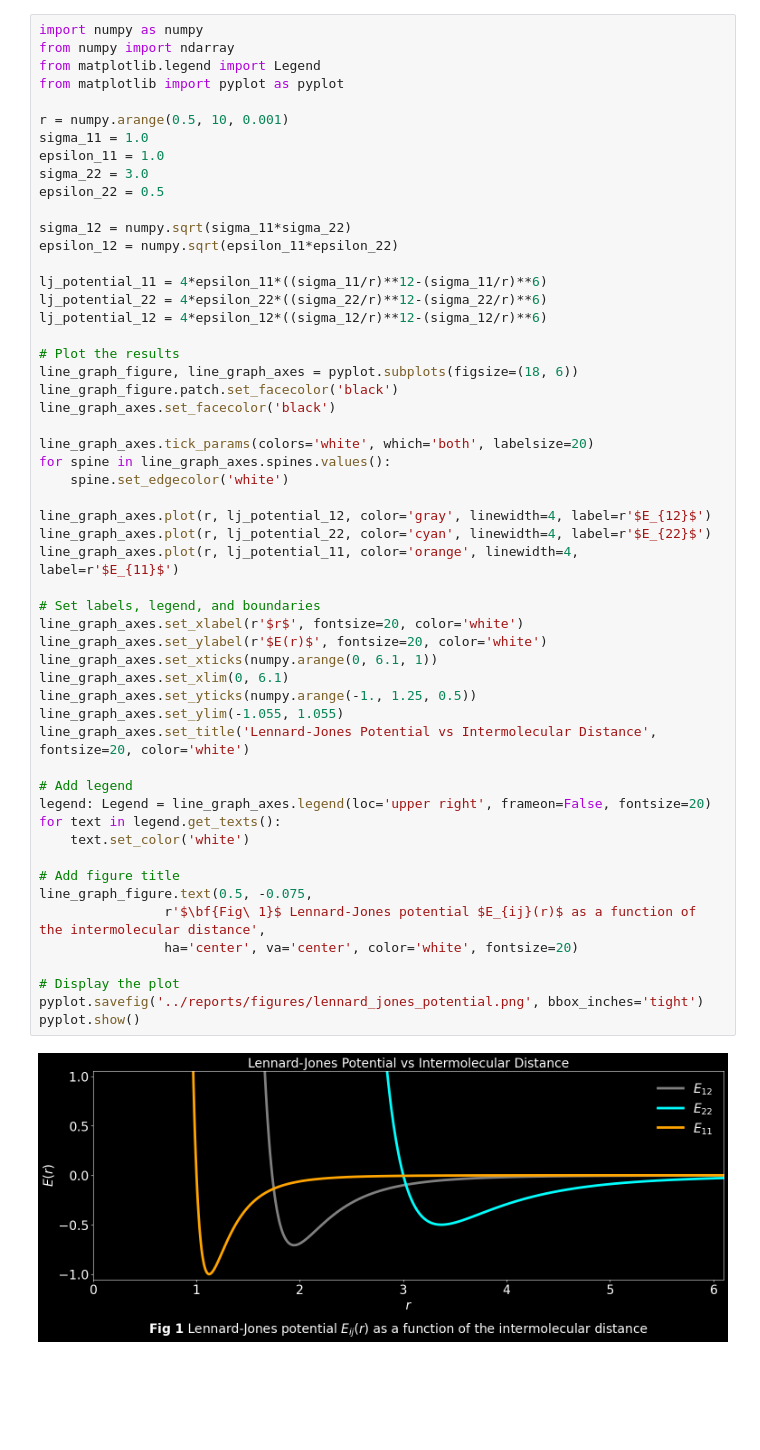
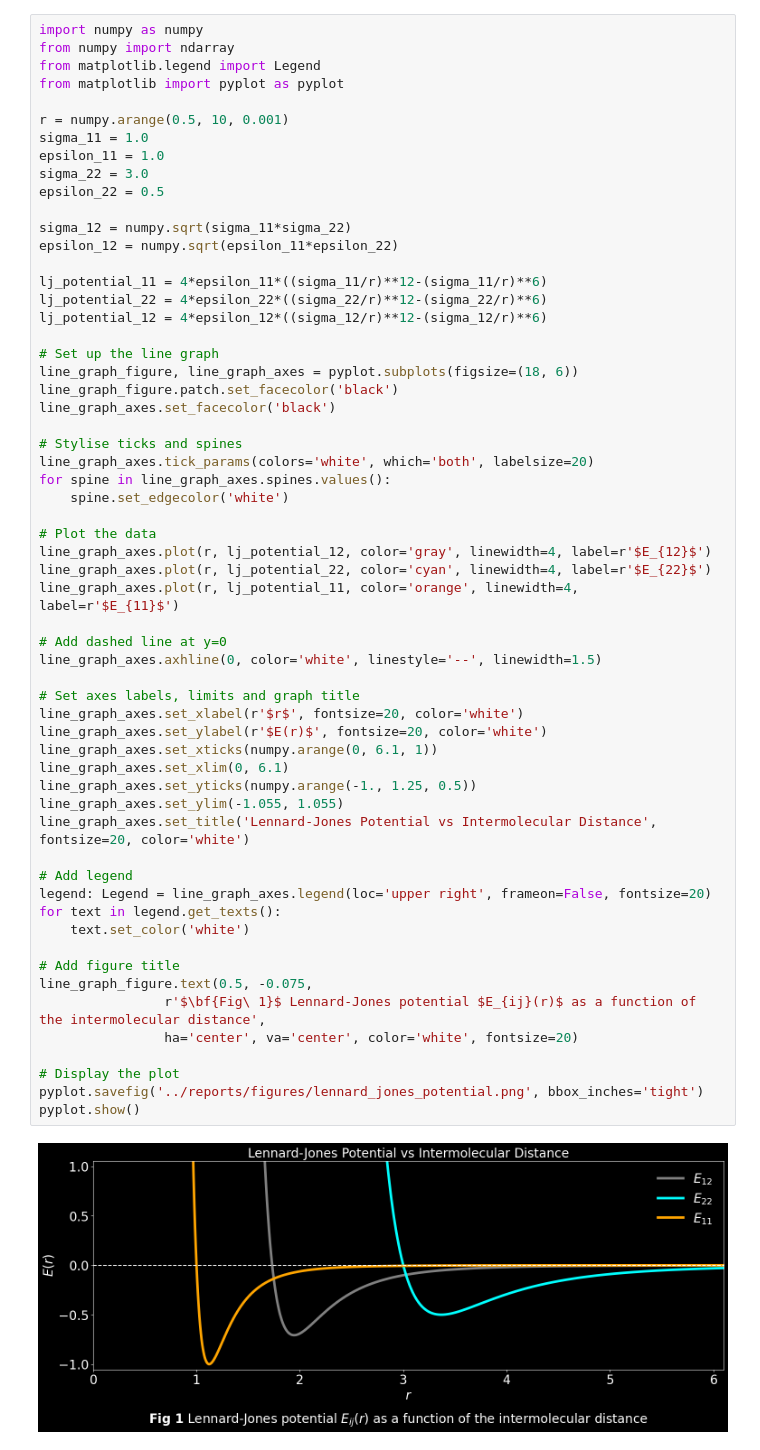
Before and after one commit to c-vandenberg/lammps-tutorials, a Jupyter notebook: simon-gravelle/level-1/lennard-jones-fluid/first-input/notebooks/lennard_jones_potential.ipynb, the cells around one changed output. Drawn from its saved outputs; the diff is of its cells as text; blank space fills up the shorter version.

```diff
--- a/simon-gravelle/level-1/lennard-jones-fluid/first-input/notebooks/lennard_jones_potential.ipynb
+++ b/simon-gravelle/level-1/lennard-jones-fluid/first-input/notebooks/lennard_jones_potential.ipynb
@@ -17,40 +17,45 @@ lj_potential_11 = 4*epsilon_11*((sigma_11/r)**12-(sigma_11/r)**6)
 lj_potential_22 = 4*epsilon_22*((sigma_22/r)**12-(sigma_22/r)**6)
 lj_potential_12 = 4*epsilon_12*((sigma_12/r)**12-(sigma_12/r)**6)
 
-# Plot the results
+# Set up the line graph
 line_graph_figure, line_graph_axes = pyplot.subplots(figsize=(18, 6))
 line_graph_figure.patch.set_facecolor('black')
 line_graph_axes.set_facecolor('black')
 
+# Stylise ticks and spines
 line_graph_axes.tick_params(colors='white', which='both', labelsize=20)
 for spine in line_graph_axes.spines.values():
     spine.set_edgecolor('white')
 
+# Plot the data
 line_graph_axes.plot(r, lj_potential_12, color='gray', linewidth=4, label=r'$E_{12}$')
 line_graph_axes.plot(r, lj_potential_22, color='cyan', linewidth=4, label=r'$E_{22}$')
 line_graph_axes.plot(r, lj_potential_11, color='orange', linewidth=4, label=r'$E_{11}$')
 
-# Set labels, legend, and boundaries
+# Add dashed line at y=0
+line_graph_axes.axhline(0, color='white', linestyle='--', linewidth=1.5)
+
+# Set axes labels, limits and graph title
 line_graph_axes.set_xlabel(r'$r$', fontsize=20, color='white')
 line_graph_axes.set_ylabel(r'$E(r)$', fontsize=20, color='white')
 line_graph_axes.set_xticks(numpy.arange(0, 6.1, 1))
 line_graph_axes.set_xlim(0, 6.1)
 line_graph_axes.set_yticks(numpy.arange(-1., 1.25, 0.5))
 line_graph_axes.set_ylim(-1.055, 1.055)
 line_graph_axes.set_title('Lennard-Jones Potential vs Intermolecular Distance', fontsize=20, color='white')
 
 # Add legend
 legend: Legend = line_graph_axes.legend(loc='upper right', frameon=False, fontsize=20)
 for text in legend.get_texts():
     text.set_color('white')
 
 # Add figure title
 line_graph_figure.text(0.5, -0.075,
                 r'$\bf{Fig\ 1}$ Lennard-Jones potential $E_{ij}(r)$ as a function of the intermolecular distance',
                 ha='center', va='center', color='white', fontsize=20)
 
 # Display the plot
 pyplot.savefig('../reports/figures/lennard_jones_potential.png', bbox_inches='tight')
 pyplot.show()
 # %% [output]
-[figure, old version]
+[figure, new version]
```
Also changed, not shown: 1 other file.
